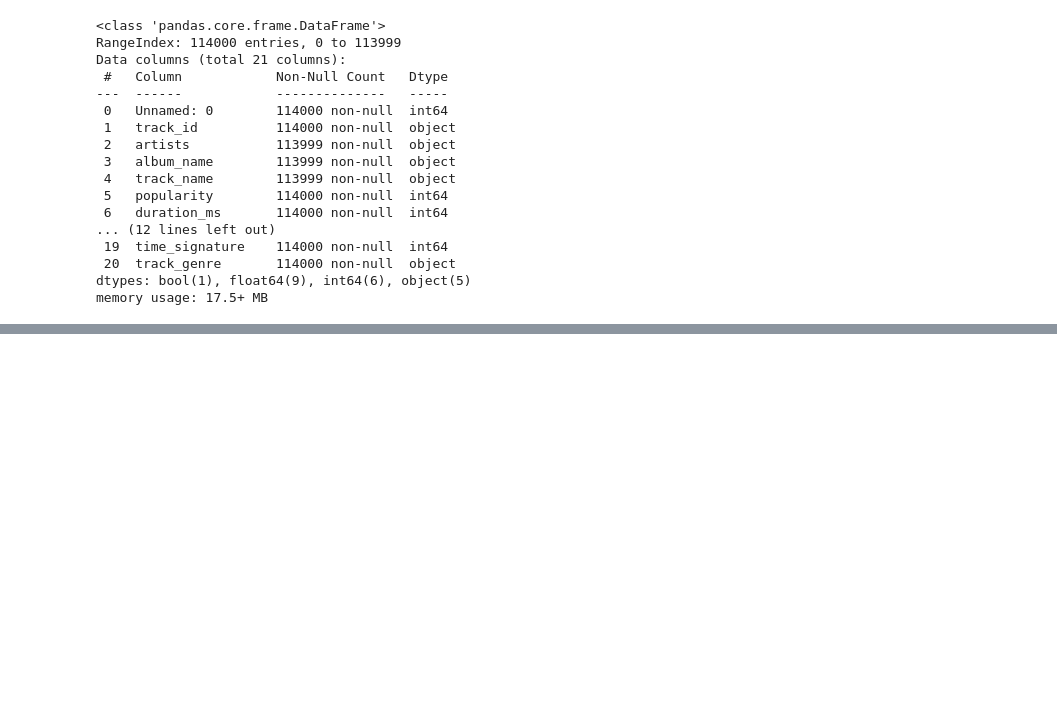
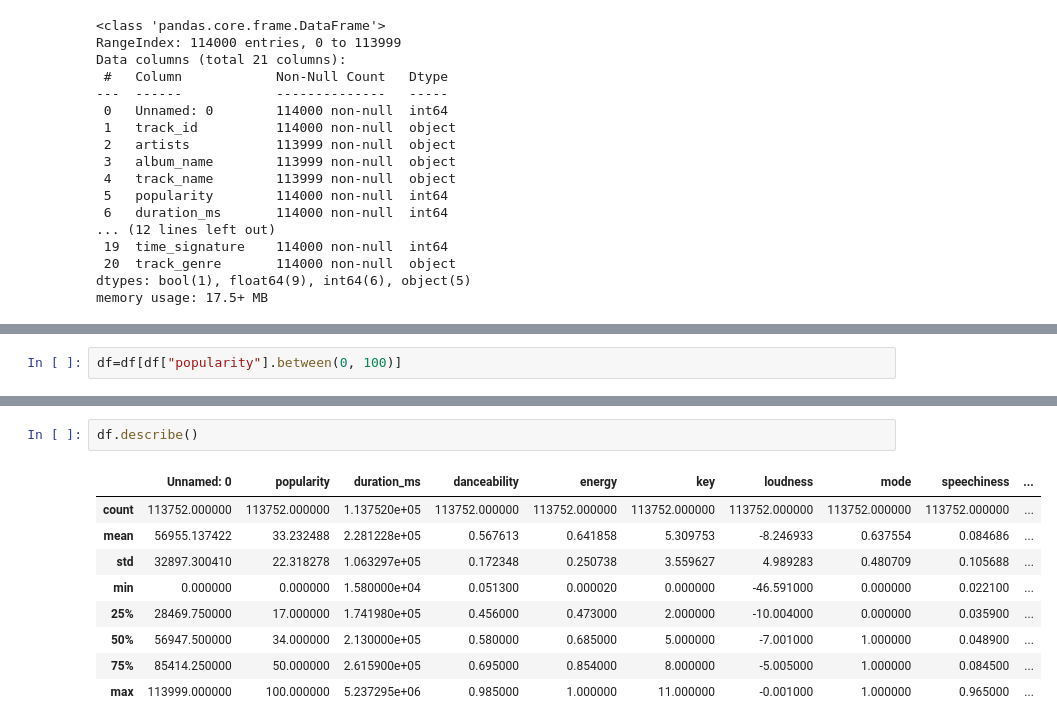
Before and after one commit to TanmaySaluja/recommender, a Jupyter notebook: project.ipynb, the cells around one changed output, grey strips where cells are left out. Drawn from its saved outputs; the diff is of its cells as text; blank space fills up the shorter version.

```diff
--- a/project.ipynb
+++ b/project.ipynb
@@ -185,0 +72,2 @@ df_final.head(10)
+# %%
+df=df[df["popularity"].between(0, 100)]
@@ -185,0 +156,12 @@ df_final.head(10)
+# %%
+df.describe()
+# %% [output]
+|  | Unnamed: 0 | popularity | duration_ms | danceability | energy | key | loudness | mode | speechiness | ... |
+| count | 113752.000000 | 113752.000000 | 1.137520e+05 | 113752.000000 | 113752.000000 | 113752.000000 | 113752.000000 | 113752.000000 | 113752.000000 | ... |
+| mean | 56955.137422 | 33.232488 | 2.281228e+05 | 0.567613 | 0.641858 | 5.309753 | -8.246933 | 0.637554 | 0.084686 | ... |
+| std | 32897.300410 | 22.318278 | 1.063297e+05 | 0.172348 | 0.250738 | 3.559627 | 4.989283 | 0.480709 | 0.105688 | ... |
+| min | 0.000000 | 0.000000 | 1.580000e+04 | 0.051300 | 0.000020 | 0.000000 | -46.591000 | 0.000000 | 0.022100 | ... |
+| 25% | 28469.750000 | 17.000000 | 1.741980e+05 | 0.456000 | 0.473000 | 2.000000 | -10.004000 | 0.000000 | 0.035900 | ... |
+| 50% | 56947.500000 | 34.000000 | 2.130000e+05 | 0.580000 | 0.685000 | 5.000000 | -7.001000 | 1.000000 | 0.048900 | ... |
+| 75% | 85414.250000 | 50.000000 | 2.615900e+05 | 0.695000 | 0.854000 | 8.000000 | -5.005000 | 1.000000 | 0.084500 | ... |
+| max | 113999.000000 | 100.000000 | 5.237295e+06 | 0.985000 | 1.000000 | 11.000000 | -0.001000 | 1.000000 | 0.965000 | ... |
```
Also changed, not shown: parts of 44 cells of this notebook, 1 other file.
